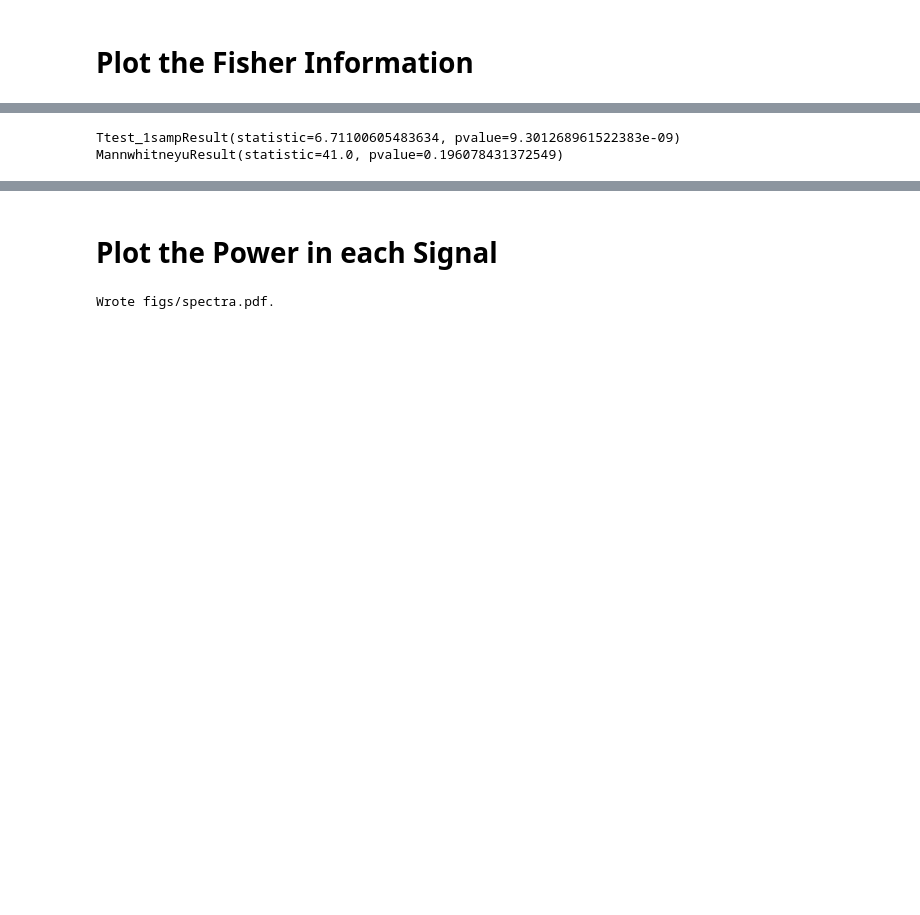
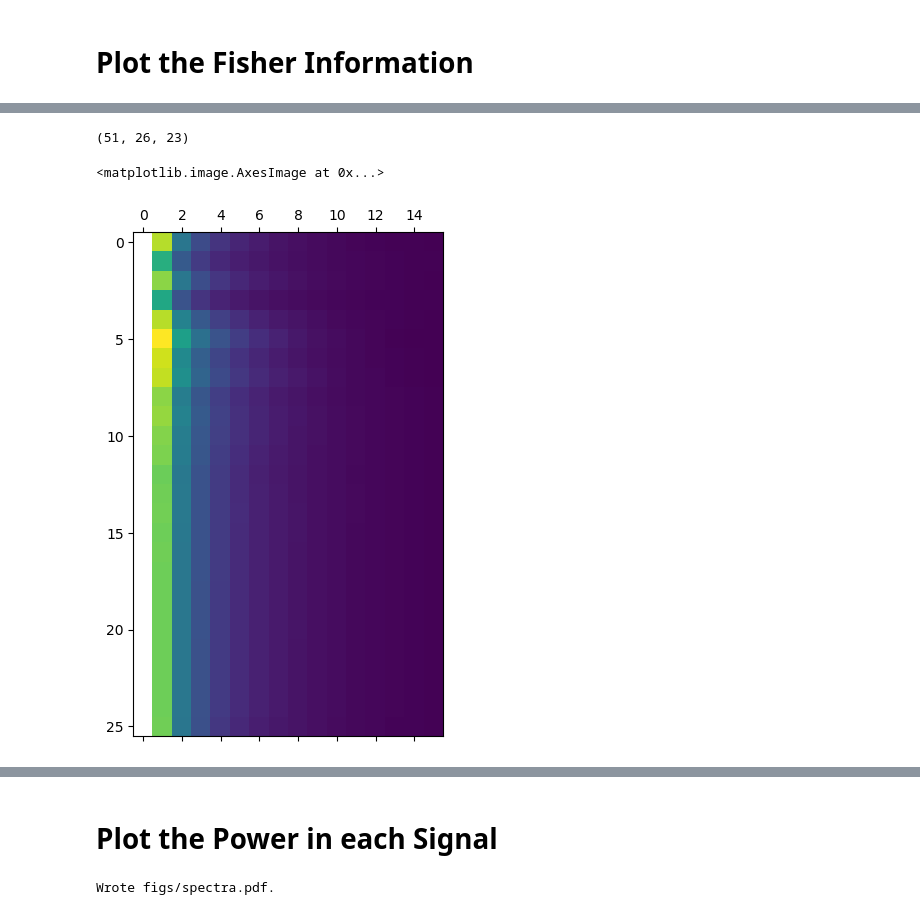
Before and after one commit to stootoon/fisher-plumes, a Jupyter notebook: make_figs.ipynb, the cells around one changed output, grey strips where cells are left out. Cells and saved outputs as stored; diff of their text form; code cells hidden in the pictures; blank space fills up the shorter version.

```diff
--- a/make_figs.ipynb
+++ b/make_figs.ipynb
@@ -340,9 +327,9 @@ from scipy.stats import ttest_1samp, mannwhitneyu
-# %%
-f = [12,14]
-a = Ibs[f[0],1:,-1]
-b = Ibs[f[1],1:,-1]
-print(ttest_1samp(Ibs[f[0],1:,-1] - Ibs[f[1],1:,-1],0,alternative='greater'))
-print(mannwhitneyu(Ibs[f[0],1:,-1]- Ibs[f[1],1:,-1],0,alternative='greater'))
-# %% [output]
-Ttest_1sampResult(statistic=6.71100605483634, pvalue=9.301268961522383e-09)
-MannwhitneyuResult(statistic=41.0, pvalue=0.196078431372549)
+# %%
+I.shape
+# %% [output]
+(51, 26, 23)
+# %%
+matshow(Fbw.I_pcs[50])
+# %% [output]
+<matplotlib.image.AxesImage at 0x...>
+[figure, added]
```
Also changed, not shown: parts of 11 cells of this notebook, 9 other files.
